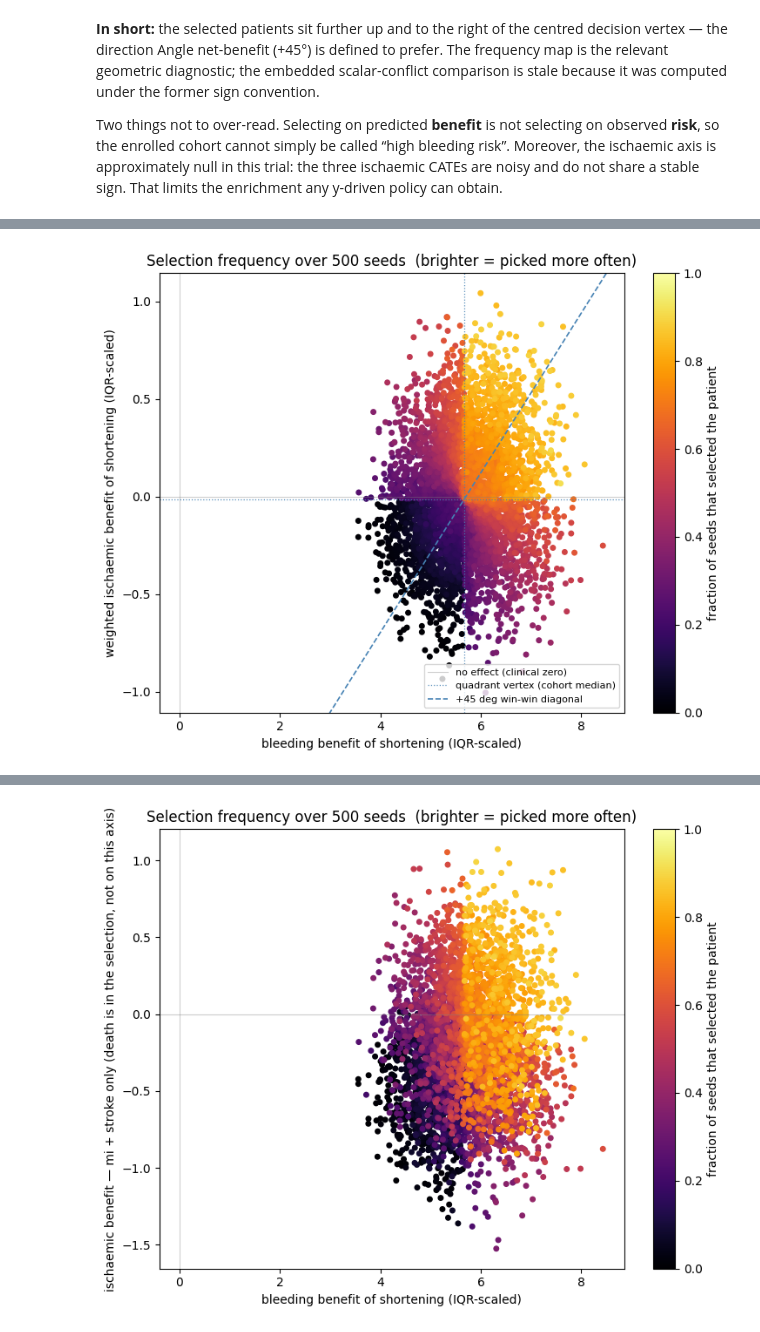
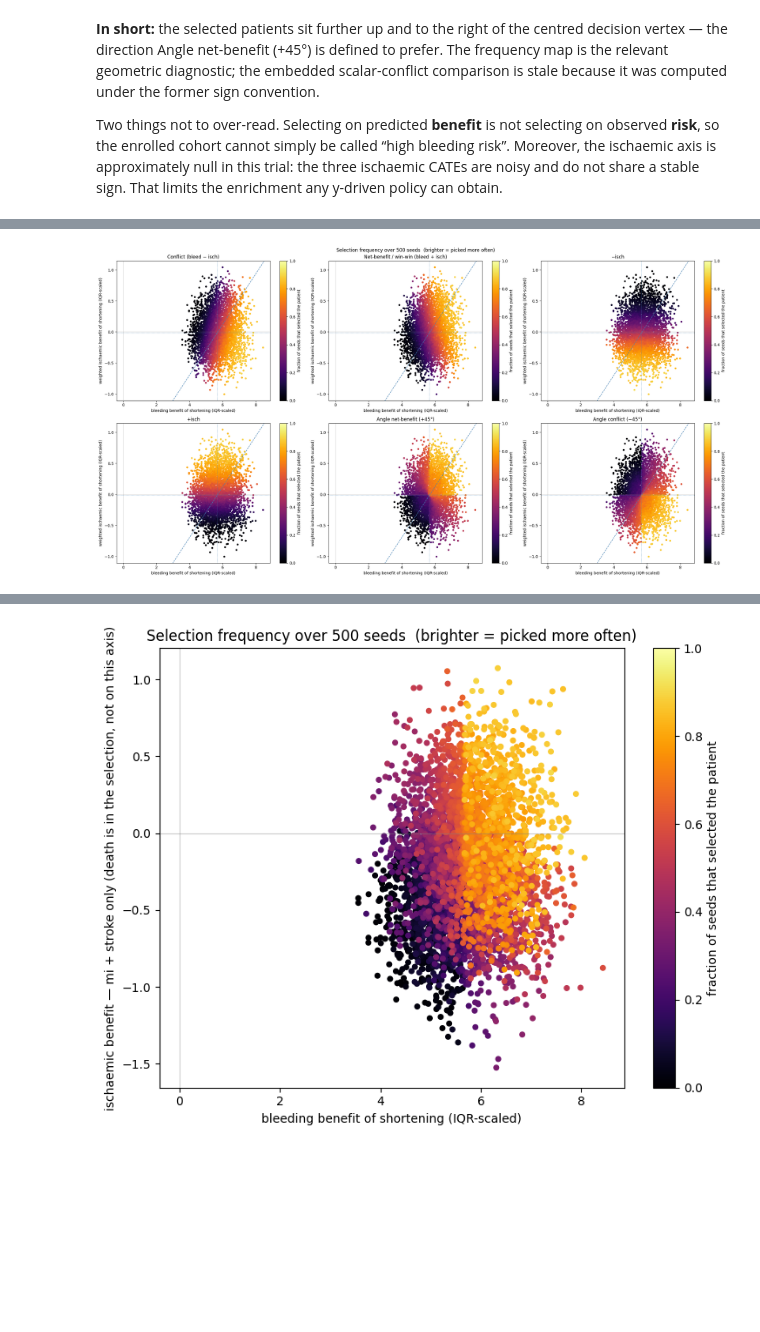
Before and after one commit to TommasoPioda/CATE-estimation-on-the-MASTER-DAPT-trial, a Jupyter notebook: online-learning/notebooks/01_duel_by_angle_proof.ipynb, the cells around one changed output, grey strips where cells are left out. Cells and saved outputs as stored; diff of their text form; code cells hidden in the pictures; blank space fills up the shorter version.

```diff
--- a/online-learning/notebooks/01_duel_by_angle_proof.ipynb
+++ b/online-learning/notebooks/01_duel_by_angle_proof.ipynb
@@ -238,9 +265,9 @@ def duel_by_angle_net_benefit(i, j):
 # %%
-def select_pairwise(n, rng):
+def select_pairwise(n, rng, policy=duel_by_angle_net_benefit):
     """One-round knockout: draw n candidates, pair them one-vs-one in disjoint pairs,
     and keep only the winner of each pair — the better half (returns n // 2 patients)."""
     cand = rng.permutation(len(conflict))[:n]
-    return np.array([duel_by_angle_net_benefit(i, j) for i, j in zip(cand[::2], cand[1::2])])
+    return np.array([policy(i, j) for i, j in zip(cand[::2], cand[1::2])])
 
 N_SELECT = 4000
 selected_conflict = []
@@ -380,53 +430,36 @@ final: 44% of cohort taken   KS selected=0.100   KS random=0.019
 # %%
-# --- Selection frequency across many seeds: brighter = picked more often ---
+# --- Selection frequency across many seeds, one panel per policy ---
 # Re-run the SAME pairwise selection with different seeds (N_SELECT // 2 kept every seed) and
 # count how often each patient survives. Then colour every point on the trade-off plane by that
-# frequency: the brighter it glows, the more consistently the algorithm enrols it.
+# frequency: the brighter it glows, the more consistently a policy enrols it. Every policy shares
+# the same seeds, so the six panels are a direct, side-by-side comparison of what each one picks.
 #
-# This is the plot that exposed the uncentred plane: with the origin at (0, 0) the map split
-# into two flat bands across y = 0 -- above it the frequency tracked bleeding alone
-# (corr +0.95, ischaemia +0.14), below it ischaemia alone -- with a hard step between them, so
-# the patient with the cohort's largest bleeding benefit lost to the one with the smallest as
-# soon as the sign of a noise-level ischaemic CATE differed. On the centred plane both axes
-# carry the ranking (corr +0.66 and +0.69).
+# This is the plot that exposed the uncentred plane: with the origin at (0, 0) the Angle
+# net-benefit frequency split into two flat bands across y = 0 -- above it the frequency tracked
+# bleeding alone (corr +0.95, ischaemia +0.14), below it ischaemia alone -- with a hard step
+# between them, so the patient with the cohort's largest bleeding benefit lost to the one with
+# the smallest as soon as the sign of a noise-level ischaemic CATE differed. On the centred plane
+# both axes carry the ranking.
+
+POLICIES = {
+    'conflict':          dict(duel=duel_by_conflict,          label='Conflict (bleed − isch)'),
+    'net_benefit':       dict(duel=duel_by_net_benefit,       label='Net-benefit / win-win (bleed + isch)'),
+    '-isch':             dict(duel=duel_by_minus_isch,        label='−isch'),
+    '+isch':             dict(duel=duel_by_plus_isch,         label='+isch'),
+    'angle_net_benefit': dict(duel=duel_by_angle_net_benefit, label='Angle net-benefit (+45°)'),
+    'angle_conflict':    dict(duel=duel_by_angle_conflict,    label='Angle conflict (−45°)'),
+}                                          # same 6 CATE policies compared in mechanism 1
 
 N_SEEDS = 500
 
-counts  = np.zeros(len(conflict))
-for s in range(N_SEEDS):
-    picks = select_pairwise(N_SELECT, np.random.default_rng(s))   # N_SELECT // 2 kept every seed
-    counts[picks] += 1
-freq = counts / N_SEEDS                       # 0..1 = share of seeds that selected the patient
-
-order = np.argsort(freq)                       # dark/rarely-picked first, bright ones on top
-
-fig, ax = plt.subplots(figsize=(7.6, 6))
-sc = ax.scatter(conflict['bleed'].iloc[order], isch.iloc[order], c=freq[order], s=16,
-                cmap='inferno', vmin=0, vmax=1)
-ax.axhline(0, color='grey', lw=.8, alpha=.4)
-ax.axvline(0, color='grey', lw=.8, alpha=.4, label='no effect (clinical zero)')
-ax.set_xlim(left=-0.4)
-draw_decision_origin(ax)
-ax.set(xlabel='bleeding benefit of shortening (IQR-scaled)',
-       ylabel='weighted ischaemic benefit of shortening (IQR-scaled)',
-       title=f'Selection frequency over {N_SEEDS} seeds  (brighter = picked more often)')
-ax.legend(fontsize=8, loc='lower right')
-fig.colorbar(sc, ax=ax, label='fraction of seeds that selected the patient')
-plt.tight_layout(); plt.show()
-
-print(f'{N_SEEDS} seeds, {len(picks)} selected each   mean freq={freq.mean():.2f}')
-print(f'always picked (freq=1): {int((freq == 1).sum())}   never picked (freq=0): {int((freq == 0).sum())}')
-print(f'corr(freq, bleeding benefit)={np.corrcoef(freq, conflict["bleed"])[0, 1]:+.3f}   '
-      f'corr(freq, ischaemic benefit)={np.corrcoef(freq, isch)[0, 1]:+.3f}')
-
-# Event rates of selected vs UNSELECTED patients, weighted by how often each patient is picked
-# (freq for the selected side, 1-freq for the other). The previous version of this print
-# compared the selected against a RANDOM draw and labelled it "unselected", which is a
-# different -- and much weaker -- contrast: a random draw overlaps the selected set.
-print('mean event rates, freq-weighted over all seeds:')
-for k in ENDPOINTS:
-    e = y[ENDPOINTS[k]].to_numpy()
-    print(f'  {k:7s}  selected={np.average(e, weights=freq):.3f}'
-          f'   unselected={np.average(e, weights=1 - freq):.3f}')
+freq_by_policy  = {}
+picks_by_policy = {}
+for key, pol in POLICIES.items():
+    counts = np.zeros(len(conflict))
+    for s in range(N_SEEDS):
+        picks = select_pairwise(N_SELECT, np.random.default_rng(s), policy=pol['duel'])   # N_SELECT // 2 kept every seed
+        counts[picks] += 1
+    freq_by_policy[key]  = counts / N_SEEDS
+    picks_by_policy[key] = picks                       # last seed's selection, for the printed stats below
 # %% [output]
-[figure, old version]
+[figure, new version]
```
Also changed, not shown: parts of 7 cells of this notebook, 15 other files.
